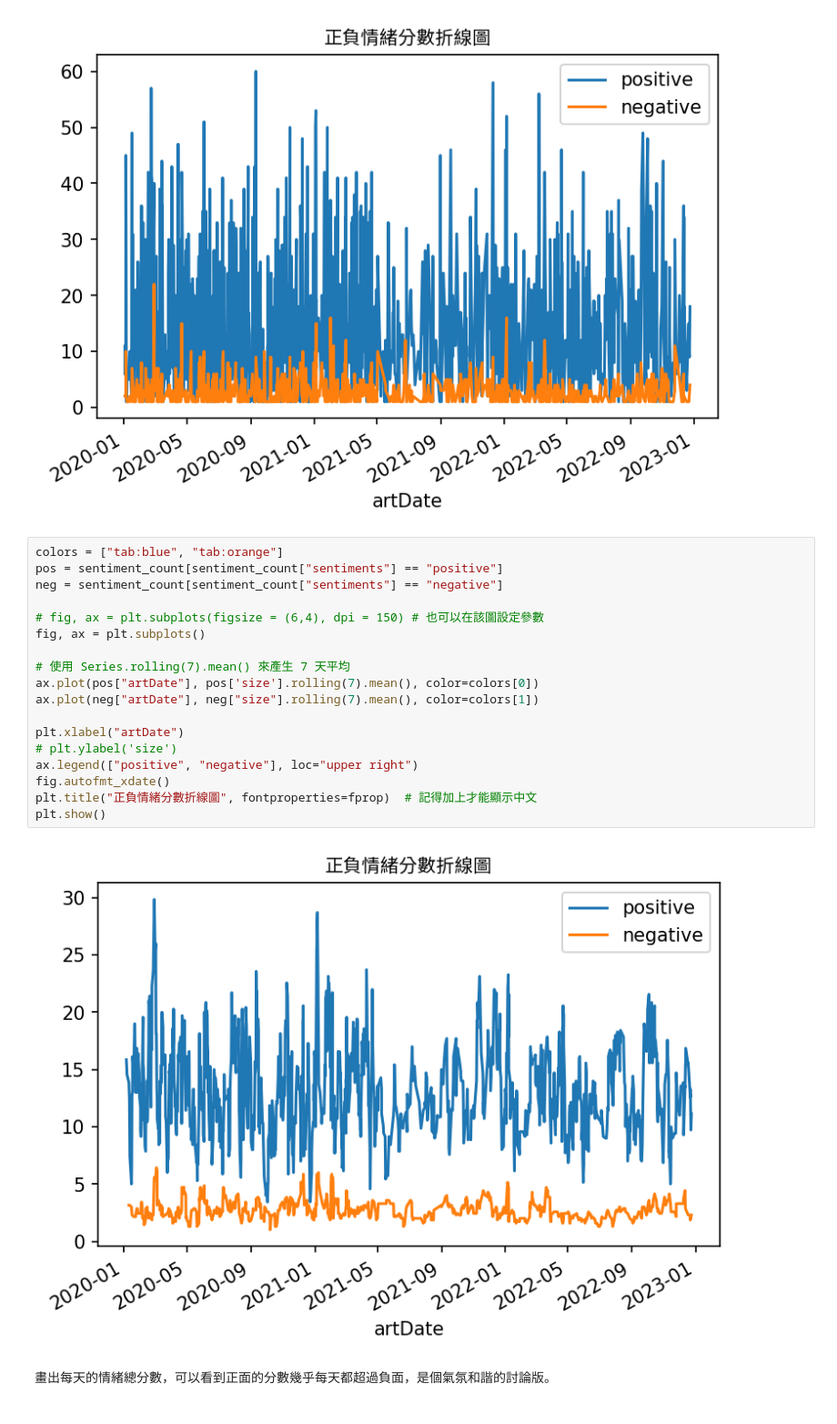
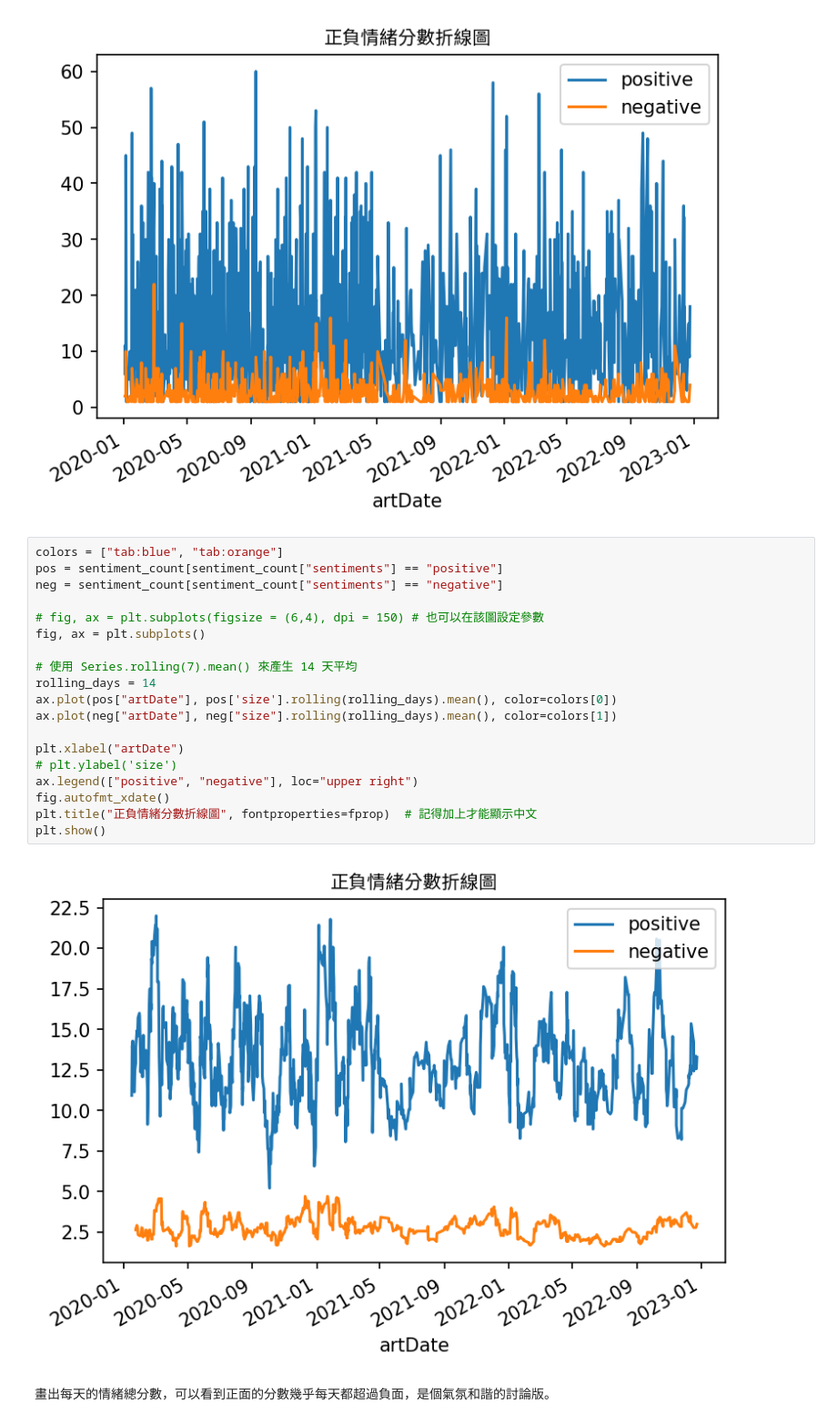
Before and after one commit to Text-Analytics-and-Retrieval/SMA_2023S, a Jupyter notebook: week4_sentiment_analysis/week4_sentiment_zh_buffet.ipynb, the cells around one changed output. Shown at 91% size. Drawn from its saved outputs; the diff is of its cells as text.

```diff
--- a/week4_sentiment_analysis/week4_sentiment_zh_buffet.ipynb
+++ b/week4_sentiment_analysis/week4_sentiment_zh_buffet.ipynb
@@ -242,23 +244,24 @@ plt.show()
 # %%
 colors = ["tab:blue", "tab:orange"]
 pos = sentiment_count[sentiment_count["sentiments"] == "positive"]
 neg = sentiment_count[sentiment_count["sentiments"] == "negative"]
 
 # fig, ax = plt.subplots(figsize = (6,4), dpi = 150) # 也可以在該圖設定參數
 fig, ax = plt.subplots()
 
-# 使用 Series.rolling(7).mean() 來產生 7 天平均
-ax.plot(pos["artDate"], pos['size'].rolling(7).mean(), color=colors[0])
-ax.plot(neg["artDate"], neg["size"].rolling(7).mean(), color=colors[1])
+# 使用 Series.rolling(7).mean() 來產生 14 天平均
+rolling_days = 14
+ax.plot(pos["artDate"], pos['size'].rolling(rolling_days).mean(), color=colors[0])
+ax.plot(neg["artDate"], neg["size"].rolling(rolling_days).mean(), color=colors[1])
 
 plt.xlabel("artDate")
 # plt.ylabel('size')
 ax.legend(["positive", "negative"], loc="upper right")
 fig.autofmt_xdate()
 plt.title("正負情緒分數折線圖", fontproperties=fprop)  # 記得加上才能顯示中文
 plt.show()
 # %% [output]
-[figure, old version]
+[figure, new version]
 # %% [markdown]
 畫出每天的情緒總分數，可以看到正面的分數幾乎每天都超過負面，是個氣氛和諧的討論版。
 # %% [markdown]
```
Also changed, not shown: parts of 7 cells of this notebook, 6 other files.
